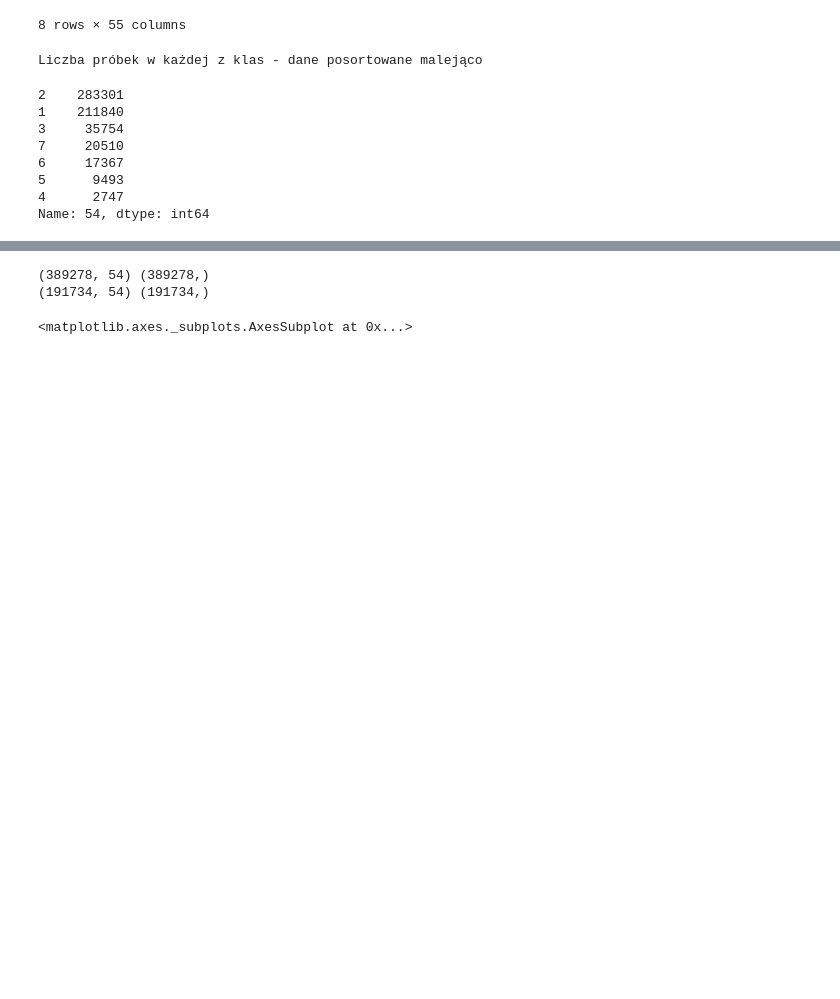
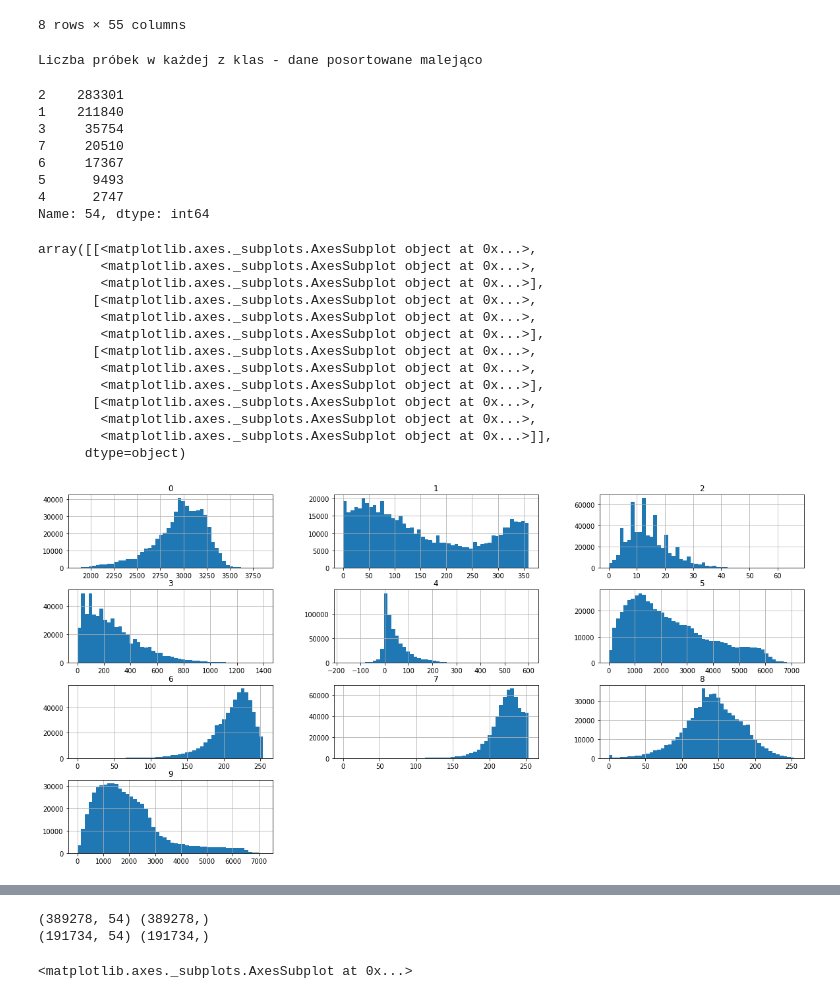
Before and after one commit to karololeksy/CovertypeClassification, a Jupyter notebook: Project notebook.ipynb, the cells around one changed output, grey strips where cells are left out. Saved outputs shown, nothing was run; the diff lists cells and outputs as text; code cells hidden in the pictures; blank space fills up the shorter version.

```diff
--- a/Project notebook.ipynb
+++ b/Project notebook.ipynb
@@ -102,6 +107,28 @@ Name: 54, dtype: int64
 
 y = dataset.iloc[:,54]
 X = dataset.iloc[:,:54]
+# %%
+# Poniżej zostały przedstawione histogramy dla poszczególnych cech w zbiorze danych
+# Wuzględnione zostały jedynie echy które nie mają wartości o-1
+# Histogramy pozwalają nam przeanlizowac rozkład danych w określonej kolumnie
+
+X1 = X.iloc[:,:10]
+X1.hist(bins=50, figsize=(20,10))
+# %% [output]
+array([[<matplotlib.axes._subplots.AxesSubplot object at 0x...>,
+        <matplotlib.axes._subplots.AxesSubplot object at 0x...>,
+        <matplotlib.axes._subplots.AxesSubplot object at 0x...>],
+       [<matplotlib.axes._subplots.AxesSubplot object at 0x...>,
+        <matplotlib.axes._subplots.AxesSubplot object at 0x...>,
+        <matplotlib.axes._subplots.AxesSubplot object at 0x...>],
+       [<matplotlib.axes._subplots.AxesSubplot object at 0x...>,
+        <matplotlib.axes._subplots.AxesSubplot object at 0x...>,
+        <matplotlib.axes._subplots.AxesSubplot object at 0x...>],
+       [<matplotlib.axes._subplots.AxesSubplot object at 0x...>,
+        <matplotlib.axes._subplots.AxesSubplot object at 0x...>,
+        <matplotlib.axes._subplots.AxesSubplot object at 0x...>]],
+      dtype=object)
+[figure, added]
 # %%
 #Wykonanie normalizacji danych w zbiorze z wykorzystaniem biblioteki sklearn
 
```
Also changed, not shown: parts of 10 cells of this notebook.
